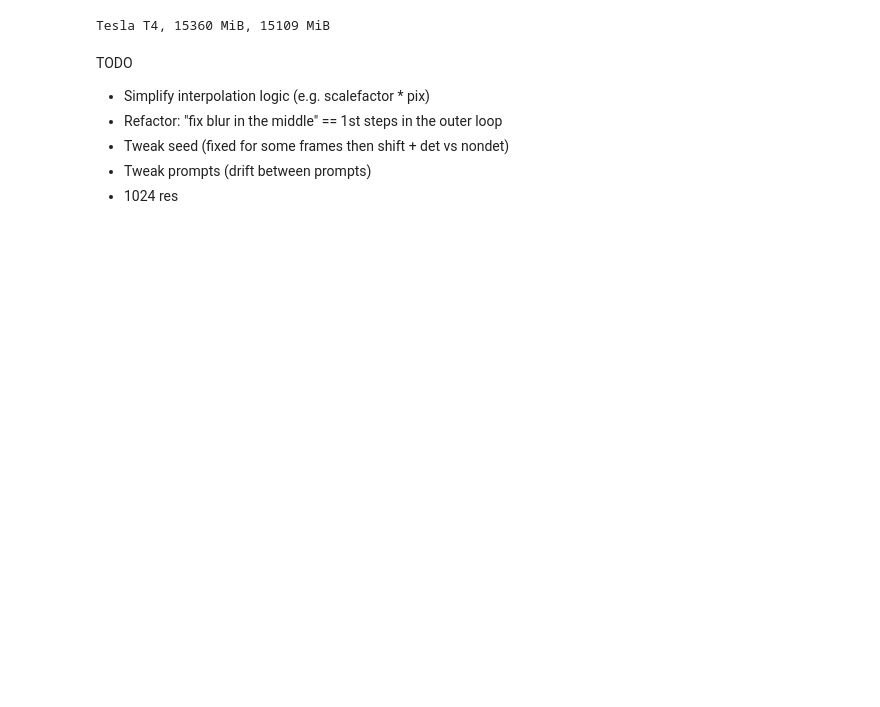
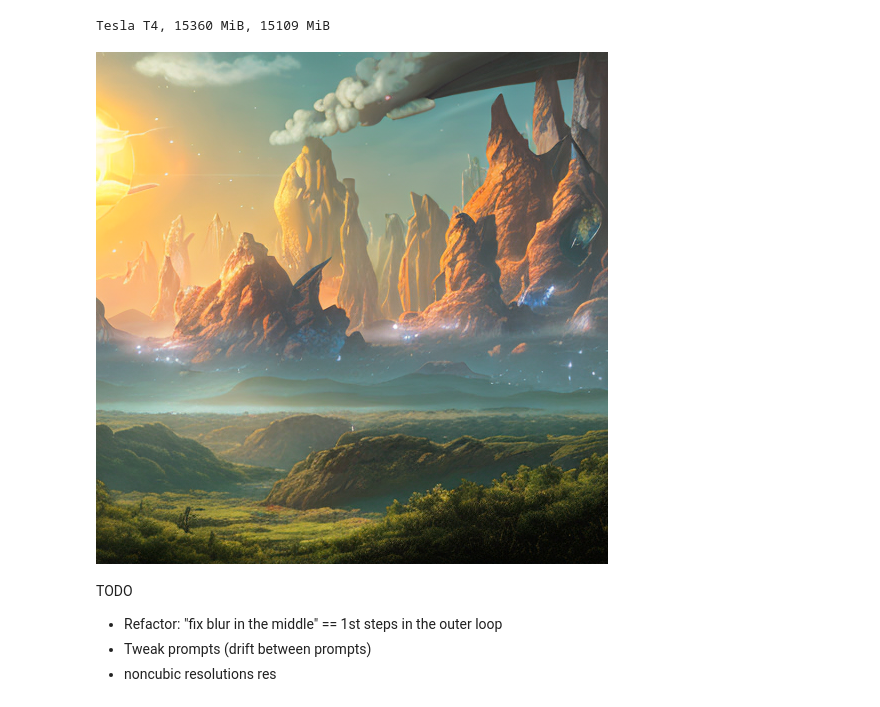
Before and after one commit to saketh12/infinite-zoom-stable-diffusion, a Jupyter notebook: stable-diffusion-2-infinite-zoom-out/infinite_zoom_out.ipynb, the cells around one changed output. Saved outputs shown, nothing was run; the diff lists cells and outputs as text; code cells hidden in the pictures; blank space fills up the shorter version.

```diff
--- a/stable-diffusion-2-infinite-zoom-out/infinite_zoom_out.ipynb
+++ b/stable-diffusion-2-infinite-zoom-out/infinite_zoom_out.ipynb
@@ -97,35 +97,37 @@ g_cuda = torch.Generator(device='cuda')
 #@markdown (Output of this block will be the last image of the video)
 
 orig_prompt = "A dream of a distant galaxy, concept art, matte painting, HQ, 4k" #@param
 orig_negative_prompt = "blur, blurred, frame, ugly, low quality" #@param
 
 num_images = 1 #@param
-seed = 9888 #@param
+seed = 101011 #@param
 num_inference_steps = 20 #@param
-guidance_scale = 7 #@param
-height = 1024 #@param
+guidance_scale = 8 #@param
+height = 512 #@param
 width = height #@param
 
 
 prompt = [orig_prompt] * num_images
 negative_prompt = [orig_negative_prompt] * num_images
 
 current_image = PIL.Image.new(mode="RGBA", size=(height, width))
 mask_image = np.array(current_image)[:,:,3]
 mask_image = Image.fromarray(255-mask_image).convert("RGB")
 current_image = current_image.convert("RGB")
 
 init_images =  pipe(prompt=prompt,
                     negative_prompt=negative_prompt,
                     image=current_image,
                     guidance_scale = guidance_scale,
                     height = height,
                     width = width,
                     generator = g_cuda.manual_seed(seed),
                     mask_image=mask_image,
                     num_inference_steps=num_inference_steps)[0]
 
 
 image_grid(init_images, rows=1, cols=num_images)
+# %% [output]
+[figure, added]
 # %%
 #@markdown GENERATE VIDEO:  <br> <br>
@@ -209,11 +213,9 @@ write_video(video_file_name + ".mp4", all_frames, 24)
 # %% [markdown]
 TODO
 
- - Simplify interpolation logic (e.g. scalefactor * pix)
  - Refactor: "fix blur in the middle" == 1st steps in the outer loop
- - Tweak seed (fixed for some frames then shift + det vs nondet)
  - Tweak prompts (drift between prompts)
- - 1024 res
+ - noncubic resolutions res
 # %%
 #frame_one = all_frames[0]
 #frame_one.save("all_frames.gif", format="GIF", append_images=all_frames[1:], save_all=True, duration=250, loop=0)
```
Also changed, not shown: parts of 3 cells of this notebook.
